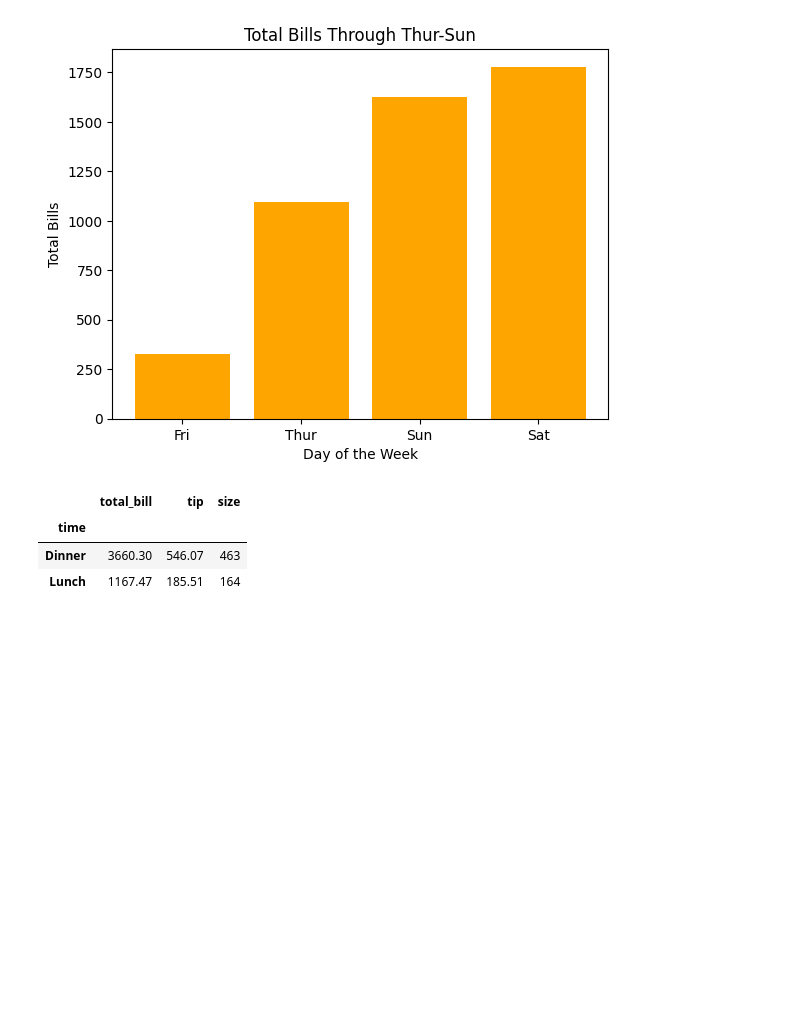
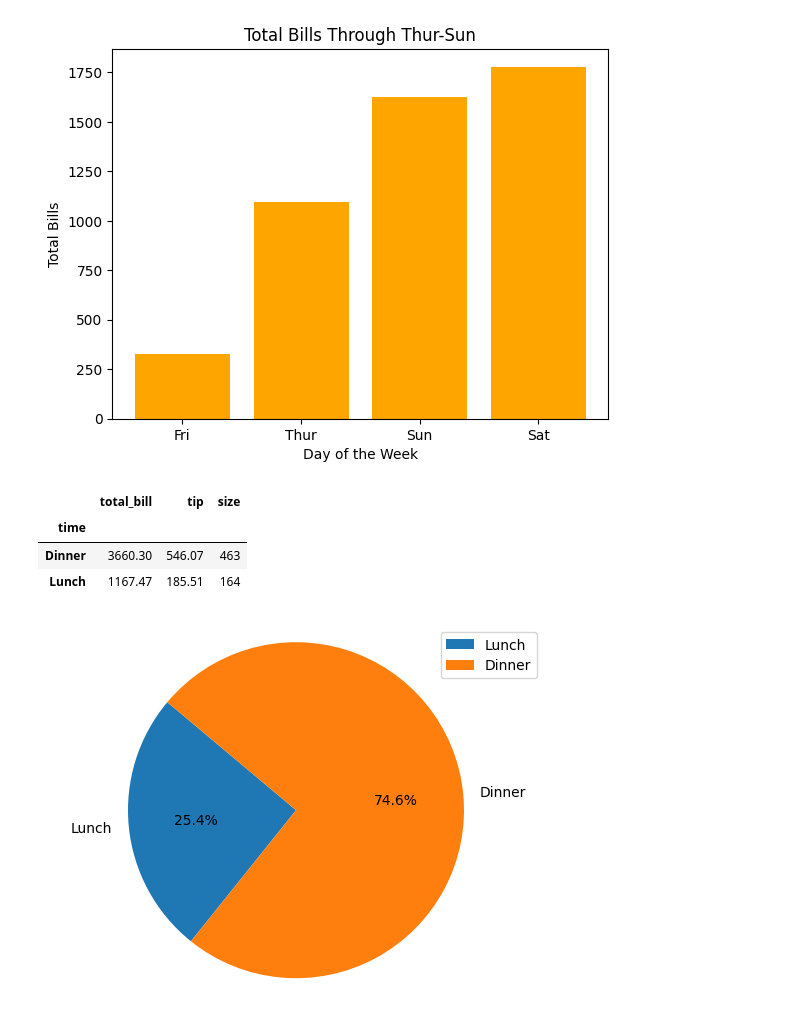
Before and after one commit to RealElvince/alx, a Jupyter notebook: notebooks/plot.ipynb, the cells around one changed output. Cells and saved outputs as stored; diff of their text form; code cells hidden in the pictures; blank space fills up the shorter version.

Commit message:
plot donut chart for meal time

```diff
--- a/notebooks/plot.ipynb
+++ b/notebooks/plot.ipynb
@@ -69,3 +69,11 @@ title_time
 # %%
 meal_time = title_time.tip.sort_values().index
 tips = title_time.tip.sort_values()
+# %%
+plt.pie(tips, labels = meal_time, autopct='%1.1f%%',  startangle=140)
+
+plt.legend(loc="best")
+plt.axis('equal')
+plt.show()
+# %% [output]
+[figure, added]
```
